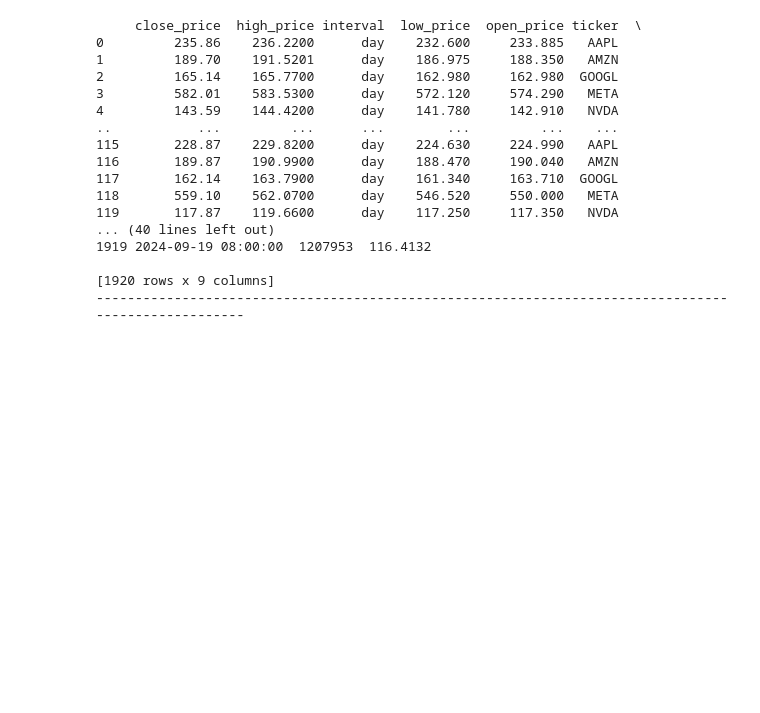
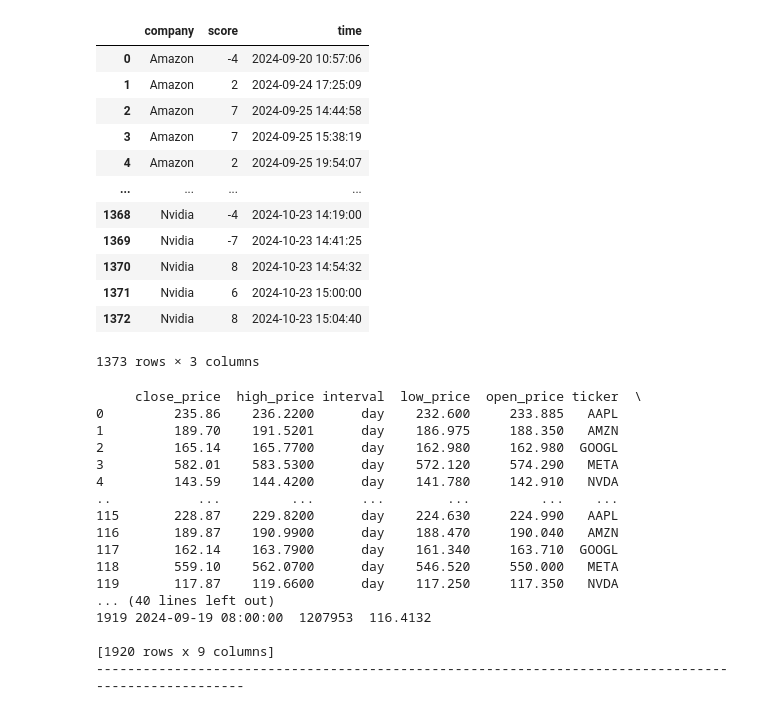
Before and after one commit to lilousicard/CS218-Project, a Jupyter notebook: src/ml.ipynb, the cells around one changed output. Drawn from its saved outputs; the diff is of its cells as text; code cells hidden in the pictures; blank space fills up the shorter version.

```diff
--- a/src/ml.ipynb
+++ b/src/ml.ipynb
@@ -58,3 +25,19 @@ print(df_score_table)
+# %%
+df_score_table
+# %% [output]
+|  | company | score | time |
+| 0 | Amazon | -4 | 2024-09-20 10:57:06 |
+| 1 | Amazon | 2 | 2024-09-24 17:25:09 |
+| 2 | Amazon | 7 | 2024-09-25 14:44:58 |
+| 3 | Amazon | 7 | 2024-09-25 15:38:19 |
+| 4 | Amazon | 2 | 2024-09-25 19:54:07 |
+| ... | ... | ... | ... |
+| 1368 | Nvidia | -4 | 2024-10-23 14:19:00 |
+| 1369 | Nvidia | -7 | 2024-10-23 14:41:25 |
+| 1370 | Nvidia | 8 | 2024-10-23 14:54:32 |
+| 1371 | Nvidia | 6 | 2024-10-23 15:00:00 |
+| 1372 | Nvidia | 8 | 2024-10-23 15:04:40 |
+1373 rows × 3 columns
 # %%
 client = InfluxDBClient3(host=host, database="stock_value_daily", token=token, org=org)
 
```
Also changed, not shown: parts of 21 cells of this notebook.
